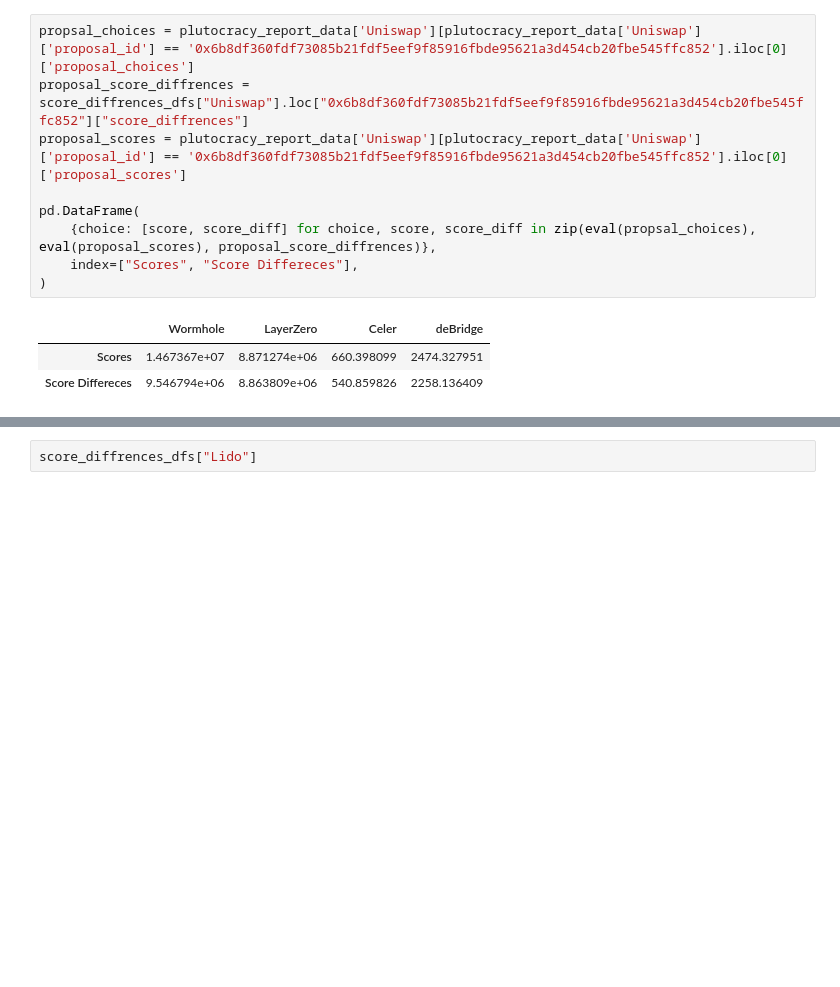
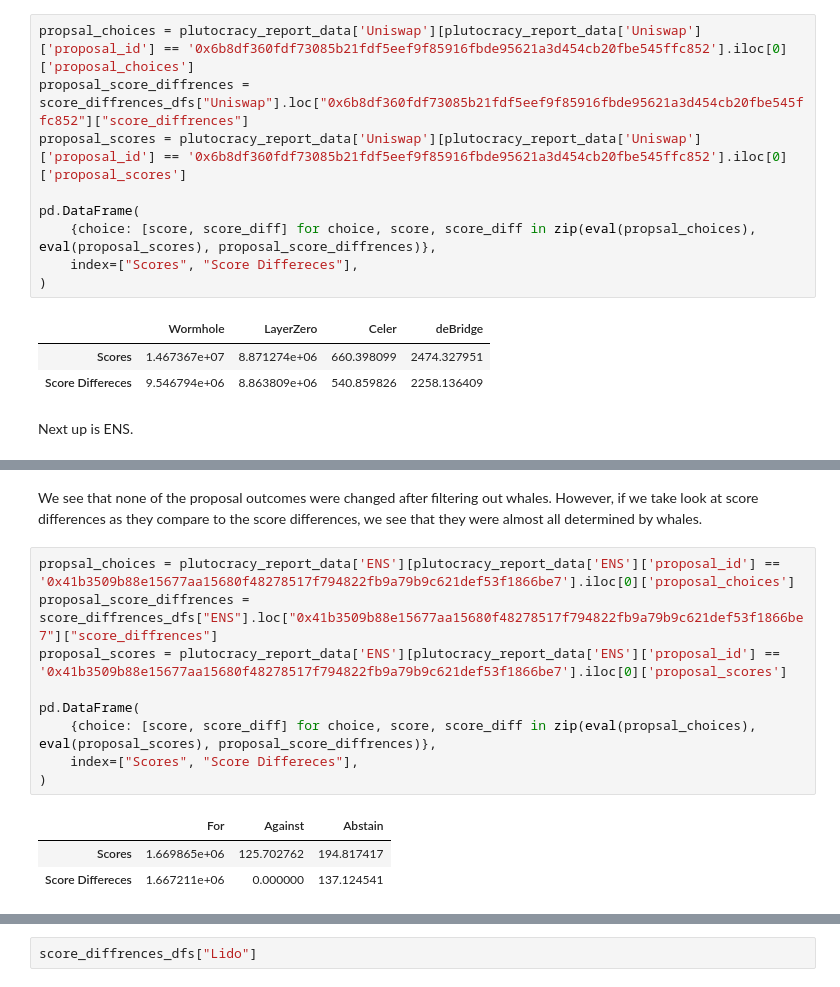
Before and after one commit to acemasterjb/gov_analysis, a Jupyter notebook: book/plutocracy_report.ipynb, the cells around one changed output, grey strips where cells are left out. Saved outputs shown, nothing was run; the diff lists cells and outputs as text; blank space fills up the shorter version.

Commit message:
:memo: Add analysis of ENS and Lido proposals;
Clarify allocation of voting power for Uniswap proposals

```diff
--- a/book/plutocracy_report.ipynb
+++ b/book/plutocracy_report.ipynb
@@ -144,6 +144,8 @@ pd.DataFrame(
 |  | Wormhole | LayerZero | Celer | deBridge |
 | Scores | 1.467367e+07 | 8.871274e+06 | 660.398099 | 2474.327951 |
 | Score Differeces | 9.546794e+06 | 8.863809e+06 | 540.859826 | 2258.136409 |
+# %% [markdown]
+Next up is ENS.
 # %%
 score_diffrences_dfs["ENS"]
 # %% [output]
@@ -154,3 +156,18 @@ score_diffrences_dfs["ENS"]
 | 0x5788bf0f52ce82a1d3f7750a80f3001... | single-choice | ['For', 'Against', 'Abstain'] | [1446509.1013934365, 208348.53159... | 1671687.088797375 | False | For |
 | 0xdaff050d30c77fe469da7eaa5b5bae0... | approval | ['nick.eth', 'james.eth', 'access... | [2319757.8152544936, 2319757.8152... | 2325021.309782755 | False | nick.eth |
 | 0xa245dc7264ae072620434996e1c66d8... | approval | ['thecap.eth (Cap)', 'slobo.eth',... | [2278346.061608189, 2278346.06160... | 2282885.783012460 | False | slobo.eth |
+# %% [markdown]
+We see that none of the proposal outcomes were changed after filtering out whales. However, if we take look at score differences as they compare to the score differences, we see that they were almost all determined by whales.
+# %%
+propsal_choices = plutocracy_report_data['ENS'][plutocracy_report_data['ENS']['proposal_id'] == '0x41b3509b88e15677aa15680f48278517f794822fb9a79b9c621def53f1866be7'].iloc[0]['proposal_choices']
+proposal_score_diffrences = score_diffrences_dfs["ENS"].loc["0x41b3509b88e15677aa15680f48278517f794822fb9a79b9c621def53f1866be7"]["score_diffrences"]
+proposal_scores = plutocracy_report_data['ENS'][plutocracy_report_data['ENS']['proposal_id'] == '0x41b3509b88e15677aa15680f48278517f794822fb9a79b9c621def53f1866be7'].iloc[0]['proposal_scores']
+
+pd.DataFrame(
+    {choice: [score, score_diff] for choice, score, score_diff in zip(eval(propsal_choices), eval(proposal_scores), proposal_score_diffrences)},
+    index=["Scores", "Score Differeces"],
+)
+# %% [output]
+|  | For | Against | Abstain |
+| Scores | 1.669865e+06 | 125.702762 | 194.817417 |
+| Score Differeces | 1.667211e+06 | 0.000000 | 137.124541 |
```
Also changed, not shown: parts of 10 cells of this notebook.
